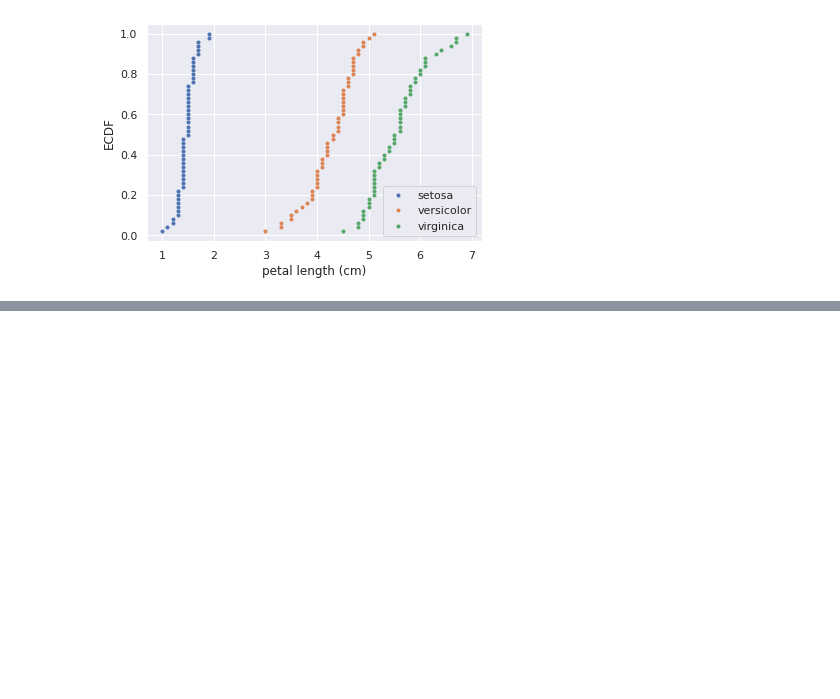
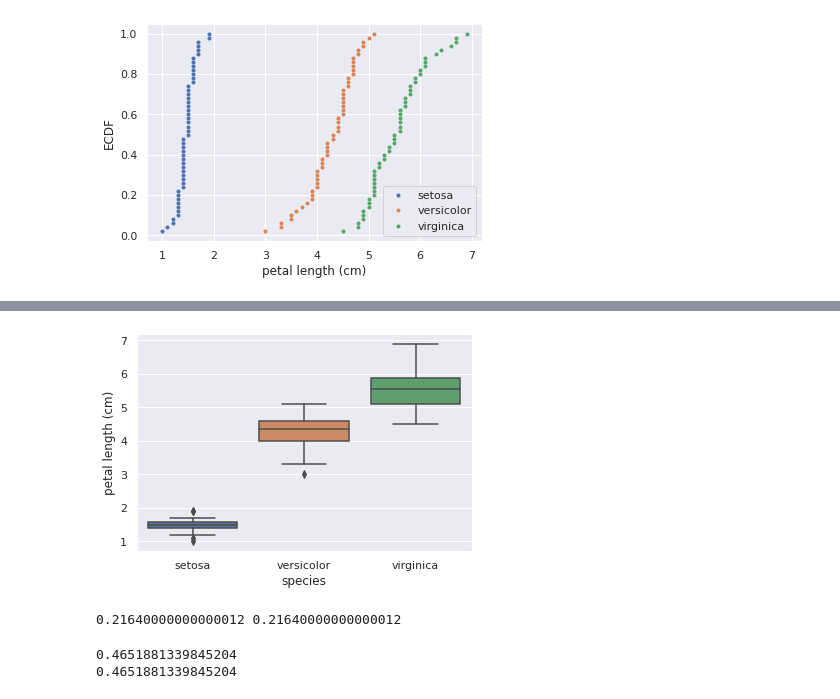
Before and after one commit to TedHaley/courses, a Jupyter notebook: statistical_thinking_in_python_part_1.ipynb, the cells around one changed output, grey strips where cells are left out. Cells and saved outputs as stored; diff of their text form; code cells hidden in the pictures; blank space fills up the shorter version.

```diff
--- a/statistical_thinking_in_python_part_1.ipynb
+++ b/statistical_thinking_in_python_part_1.ipynb
@@ -140,0 +165,44 @@ plt.show()
+# %%
+# Box plots to show variance
+# Create box plot with Seaborn's default settings
+_ = sns.boxplot(x='species', y='petal length (cm)', data=df)
+
+# Label the axes
+_ = plt.xlabel('species')
+_ = plt.ylabel('petal length (cm)')
+
+# Show the plot
+plt.show()
+# %% [output]
+[figure, added]
+# %%
+# Calculate the variance from scratch and by using numpy
+# Array of differences to mean: differences
+differences = versicolor_petal_length - np.mean(versicolor_petal_length)
+
+# Square the differences: diff_sq
+diff_sq = differences ** 2
+
+# Compute the mean square difference: variance_explicit
+variance_explicit = np.mean(diff_sq)
+
+# Compute the variance using NumPy: variance_np
+variance_np = np.var(versicolor_petal_length)
+
+# Print the results
+print(variance_explicit, variance_np)
+# %% [output]
+0.21640000000000012 0.21640000000000012
+# %%
+# Ditto with standard deviation
+# Compute the variance: variance
+variance = np.var(versicolor_petal_length)
+
+# Print the square root of the variance
+print(np.sqrt(variance))
+
+# Print the standard deviation
+print(np.std(versicolor_petal_length))
+# %% [output]
+0.4651881339845204
+0.4651881339845204
```
Also changed, not shown: parts of 14 cells of this notebook.
